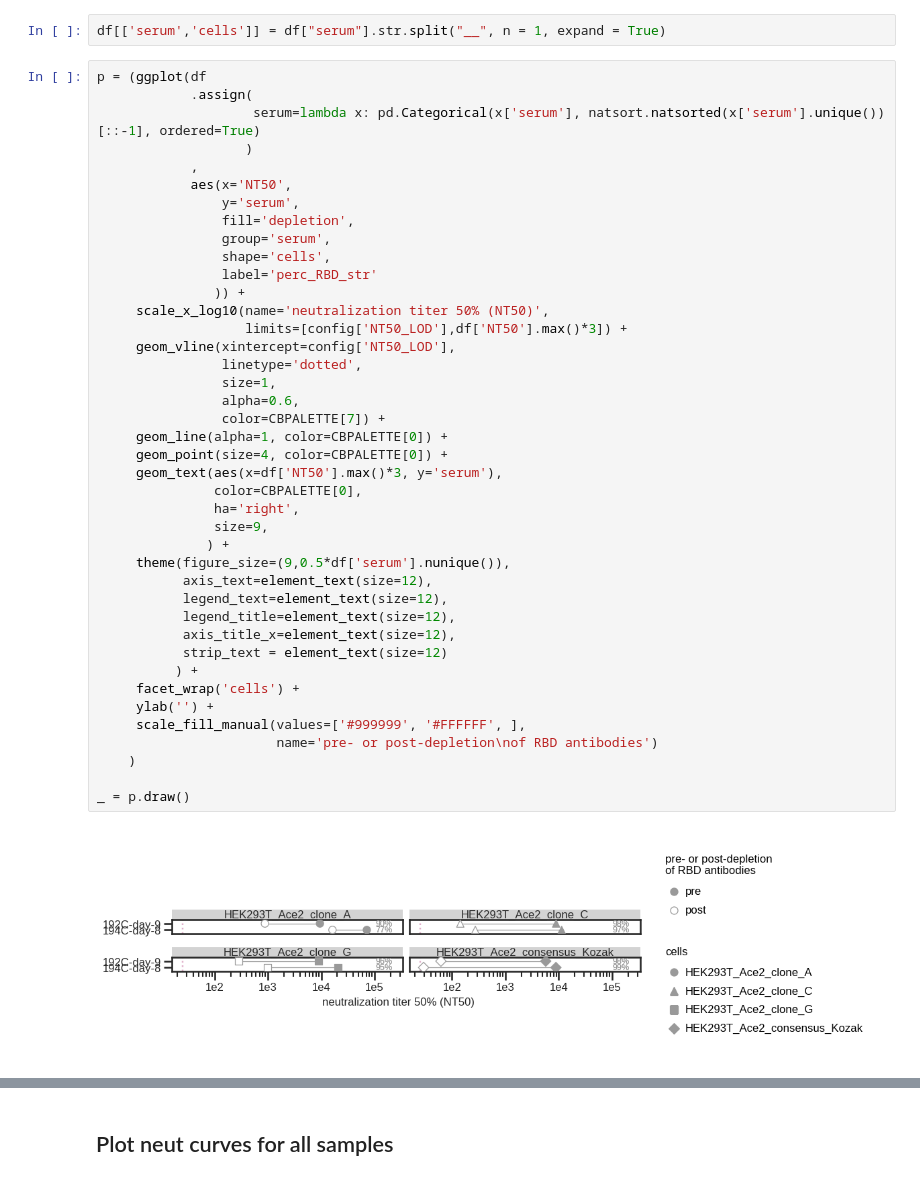
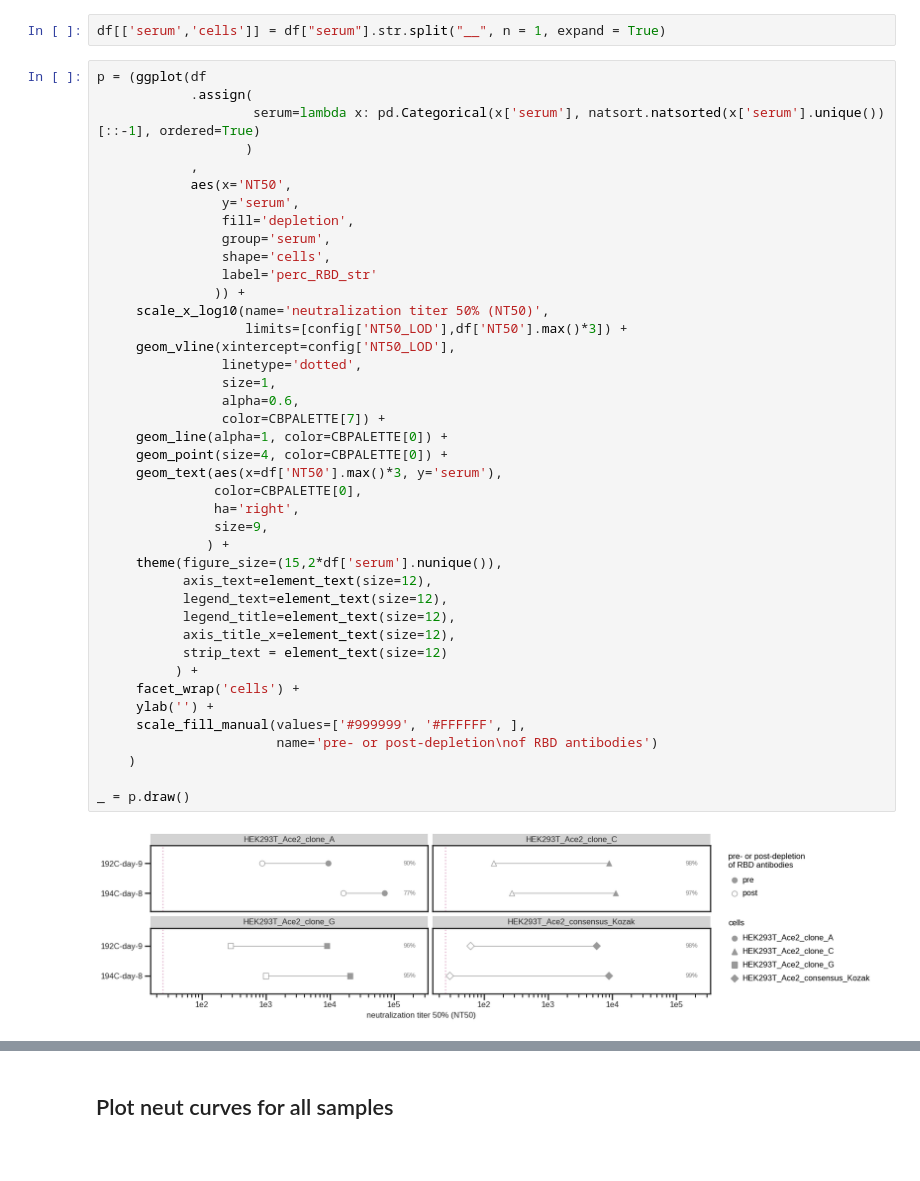
Before and after one commit to jbloomlab/Ace2_expression_neuts, a Jupyter notebook: virus_neutralization.ipynb, the cells around one changed output, grey strips where cells are left out. Saved outputs shown, nothing was run; the diff lists cells and outputs as text; blank space fills up the shorter version.

Commit message:
update charts

```diff
--- a/virus_neutralization.ipynb
+++ b/virus_neutralization.ipynb
@@ -151,32 +171,32 @@ p = (ggplot(df
                 label='perc_RBD_str'
                )) +
      scale_x_log10(name='neutralization titer 50% (NT50)',
                    limits=[config['NT50_LOD'],df['NT50'].max()*3]) +
      geom_vline(xintercept=config['NT50_LOD'],
                 linetype='dotted',
                 size=1,
                 alpha=0.6,
                 color=CBPALETTE[7]) +
      geom_line(alpha=1, color=CBPALETTE[0]) +
      geom_point(size=4, color=CBPALETTE[0]) +
      geom_text(aes(x=df['NT50'].max()*3, y='serum'),
                color=CBPALETTE[0],
                ha='right',
                size=9,
               ) +
-     theme(figure_size=(9,0.5*df['serum'].nunique()),
+     theme(figure_size=(15,2*df['serum'].nunique()),
            axis_text=element_text(size=12),
            legend_text=element_text(size=12),
            legend_title=element_text(size=12),
            axis_title_x=element_text(size=12),
            strip_text = element_text(size=12)
           ) +
      facet_wrap('cells') +
      ylab('') +
      scale_fill_manual(values=['#999999', '#FFFFFF', ],
                        name='pre- or post-depletion\nof RBD antibodies')
     )
 
 _ = p.draw()
 # %% [output]
-[figure, old version]
+[figure, new version]
```
Also changed, not shown: parts of 6 cells of this notebook, 9 other files.
